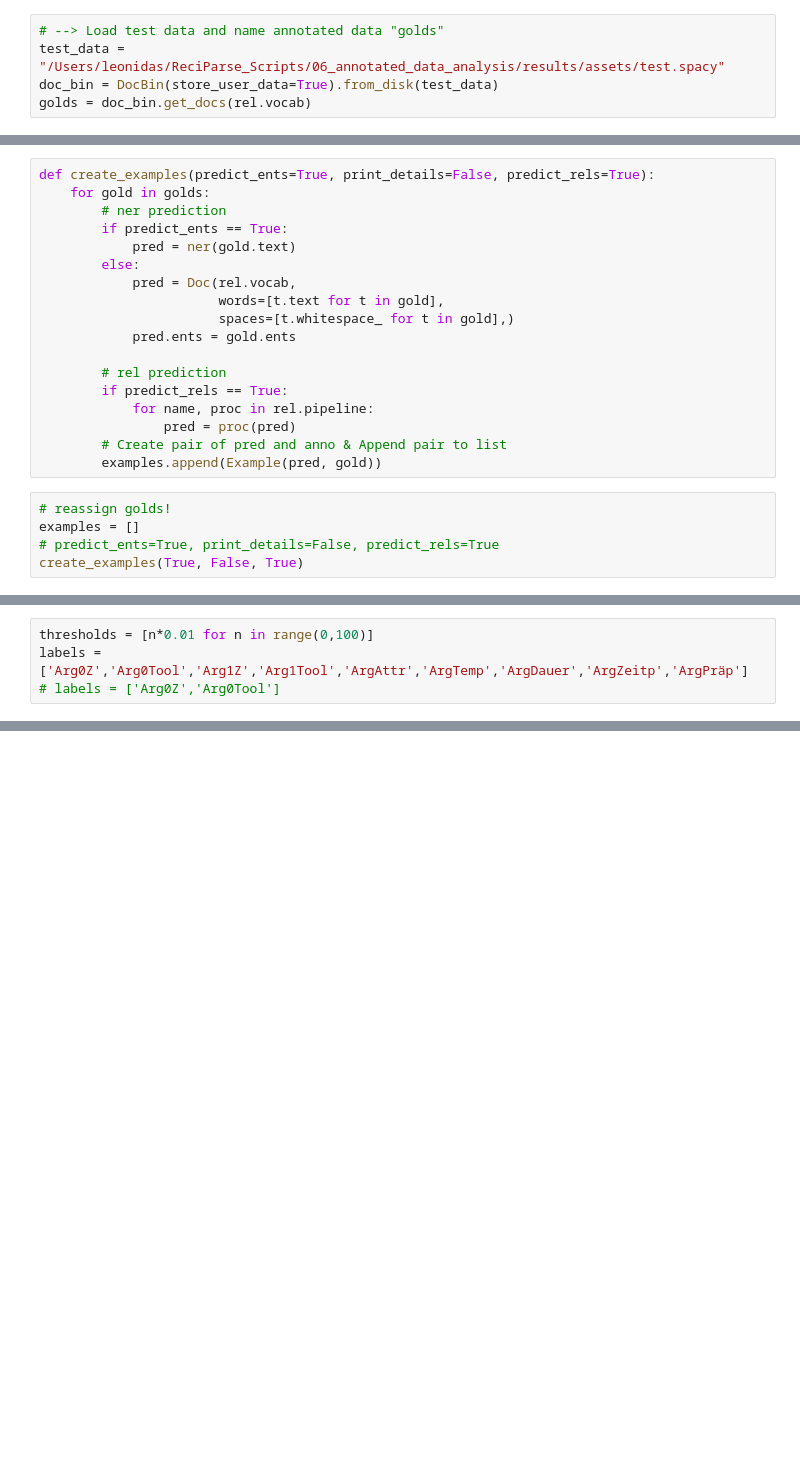
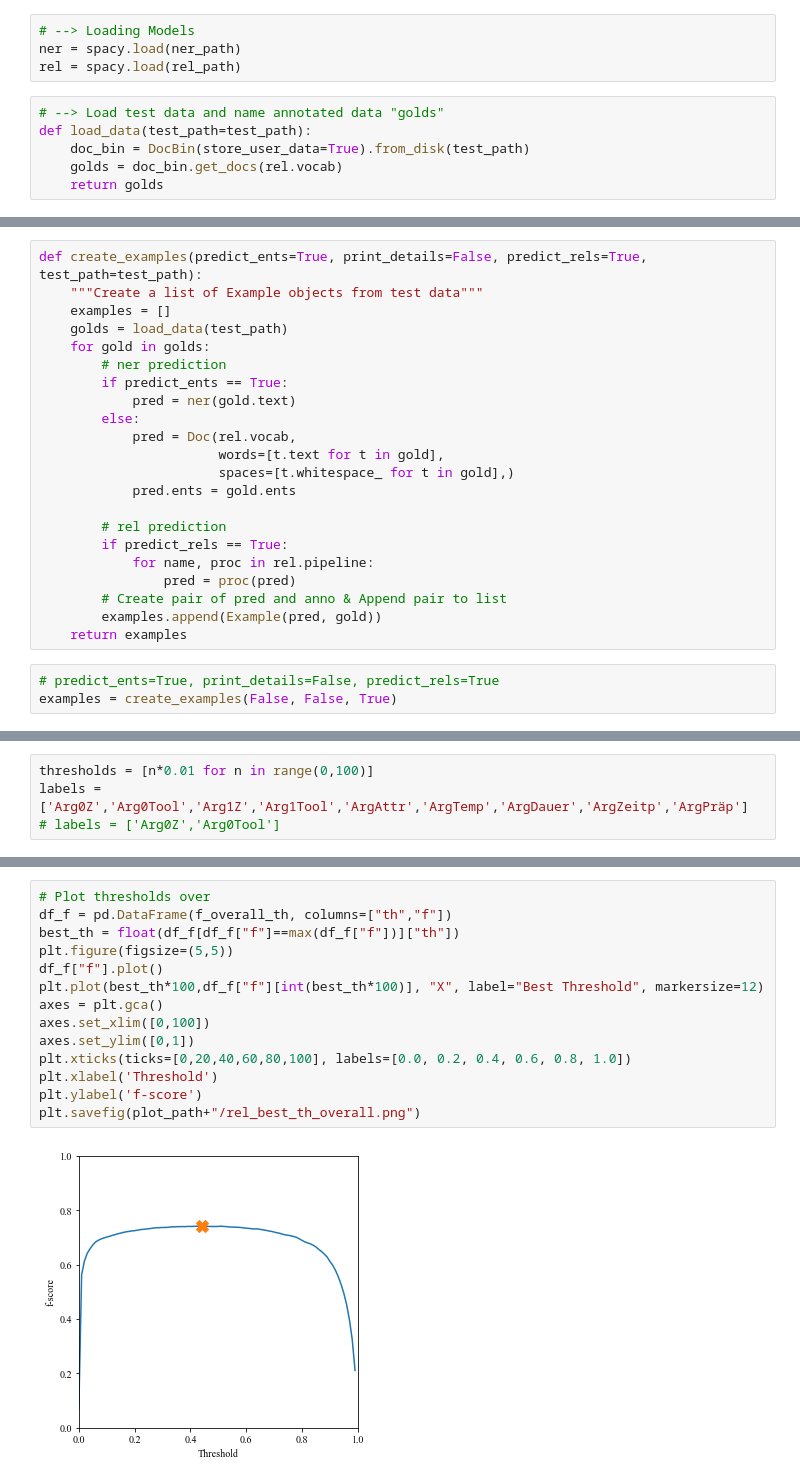
Before and after one commit to CorneliusSchramm/ReciParse_Scripts, a Jupyter notebook: 4-analysis/1-results/scripts/results_analysis.ipynb, the cells around one changed output, grey strips where cells are left out. Drawn from its saved outputs; the diff is of its cells as text; blank space fills up the shorter version.

```diff
--- a/4-analysis/1-results/scripts/results_analysis.ipynb
+++ b/4-analysis/1-results/scripts/results_analysis.ipynb
@@ -24,5 +34,10 @@ rel = spacy.load("/Users/leonidas/OneDrive - Universität St.Gallen/General/02-C
+# %%
+# --> Loading Models
+ner = spacy.load(ner_path)
+rel = spacy.load(rel_path)
 # %%
 # --> Load test data and name annotated data "golds"
-test_data = "/Users/leonidas/ReciParse_Scripts/06_annotated_data_analysis/results/assets/test.spacy"
-doc_bin = DocBin(store_user_data=True).from_disk(test_data)
-golds = doc_bin.get_docs(rel.vocab)
+def load_data(test_path=test_path):
+    doc_bin = DocBin(store_user_data=True).from_disk(test_path)
+    golds = doc_bin.get_docs(rel.vocab)
+    return golds
@@ -31,5 +46,8 @@ golds = doc_bin.get_docs(rel.vocab)
 # %%
-def create_examples(predict_ents=True, print_details=False, predict_rels=True):
+def create_examples(predict_ents=True, print_details=False, predict_rels=True, test_path=test_path):
+    """Create a list of Example objects from test data"""
+    examples = []
+    golds = load_data(test_path)
     for gold in golds:
         # ner prediction
         if predict_ents == True:
@@ -46,9 +64,8 @@ def create_examples(predict_ents=True, print_details=False, predict_rels=True):
                 pred = proc(pred)
         # Create pair of pred and anno & Append pair to list
         examples.append(Example(pred, gold))
+    return examples
 # %%
-# reassign golds!
-examples = []
 # predict_ents=True, print_details=False, predict_rels=True
-create_examples(True, False, True)
+examples = create_examples(False, False, True)
 # %% [output]
@@ -280,0 +143,16 @@ scorer.score(examples)
+# %%
+# Plot thresholds over
+df_f = pd.DataFrame(f_overall_th, columns=["th","f"])
+best_th = float(df_f[df_f["f"]==max(df_f["f"])]["th"])
+plt.figure(figsize=(5,5))
+df_f["f"].plot()
+plt.plot(best_th*100,df_f["f"][int(best_th*100)], "X", label="Best Threshold", markersize=12)
+axes = plt.gca()
+axes.set_xlim([0,100])
+axes.set_ylim([0,1])
+plt.xticks(ticks=[0,20,40,60,80,100], labels=[0.0, 0.2, 0.4, 0.6, 0.8, 1.0])
+plt.xlabel('Threshold')
+plt.ylabel('f-score')
+plt.savefig(plot_path+"/rel_best_th_overall.png")
+# %% [output]
+[figure, added]
```
Also changed, not shown: parts of 63 cells of this notebook.
